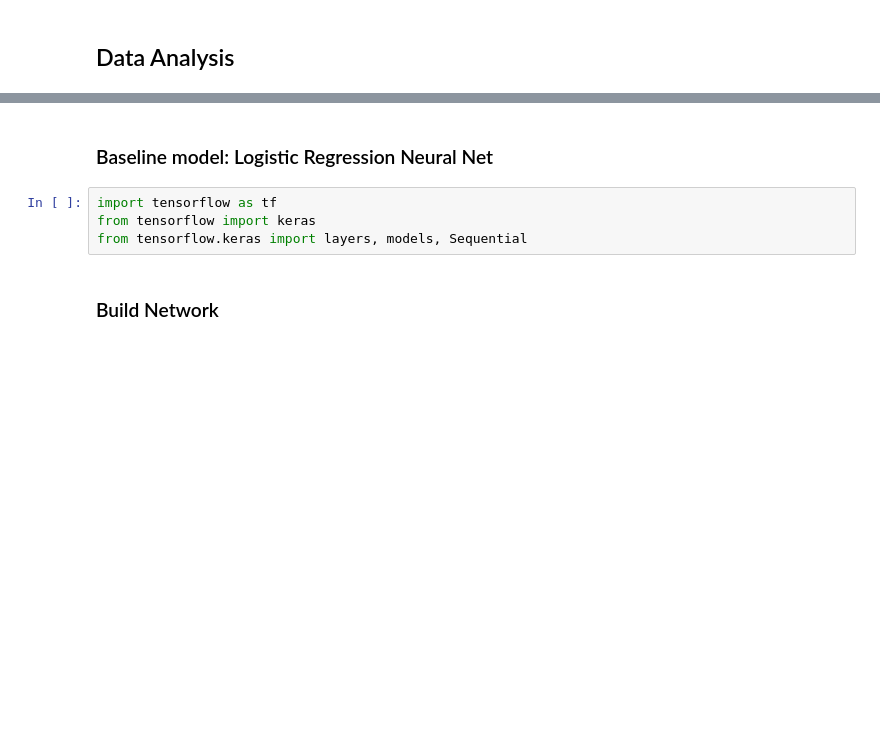
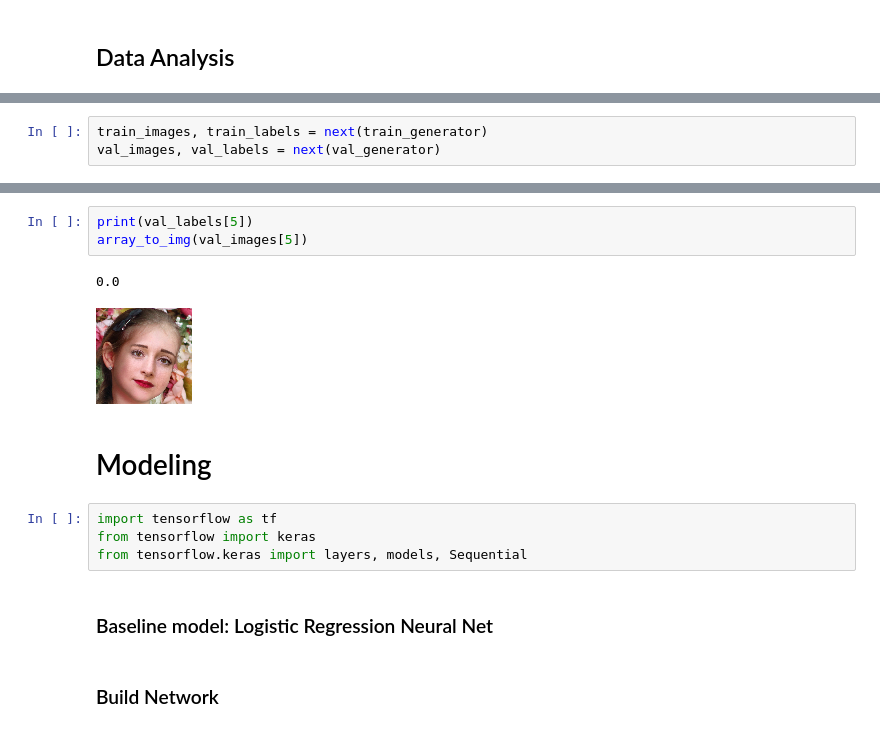
Before and after one commit to Ashendy/AI-Facial-Detection, a Jupyter notebook: Main.ipynb, the cells around one changed output, grey strips where cells are left out. Drawn from its saved outputs; the diff is of its cells as text; blank space fills up the shorter version.

Commit message:
update main with eda and modeling steps

```diff
--- a/Main.ipynb
+++ b/Main.ipynb
@@ -47,2 +99,5 @@ test_images, test_labels = next(test_generator)
+# %%
+train_images, train_labels = next(train_generator)
+val_images, val_labels = next(val_generator)
 # %%
 # Preview images
@@ -51,8 +109,16 @@ array_to_img(train_images[0])
+# %%
+print(val_labels[5])
+array_to_img(val_images[5])
+# %% [output]
+0.0
+[figure, added]
+# %% [markdown]
+# Modeling
+# %%
+import tensorflow as tf
+from tensorflow import keras
+from tensorflow.keras import layers, models, Sequential
 # %% [markdown]
 ### Baseline model: Logistic Regression Neural Net
-# %%
-import tensorflow as tf
-from tensorflow import keras
-from tensorflow.keras import layers, models, Sequential
 # %% [markdown]
 ### Build Network
```
Also changed, not shown: parts of 18 cells of this notebook.
